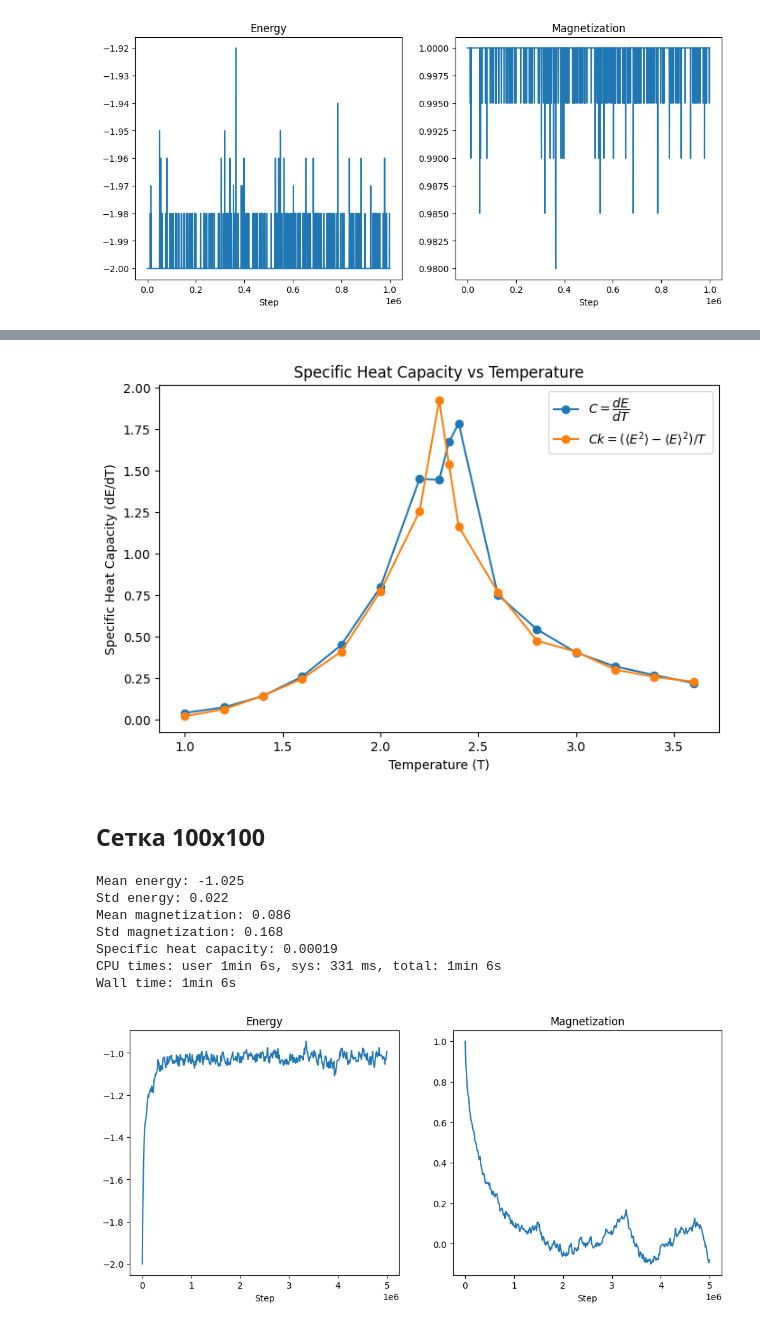
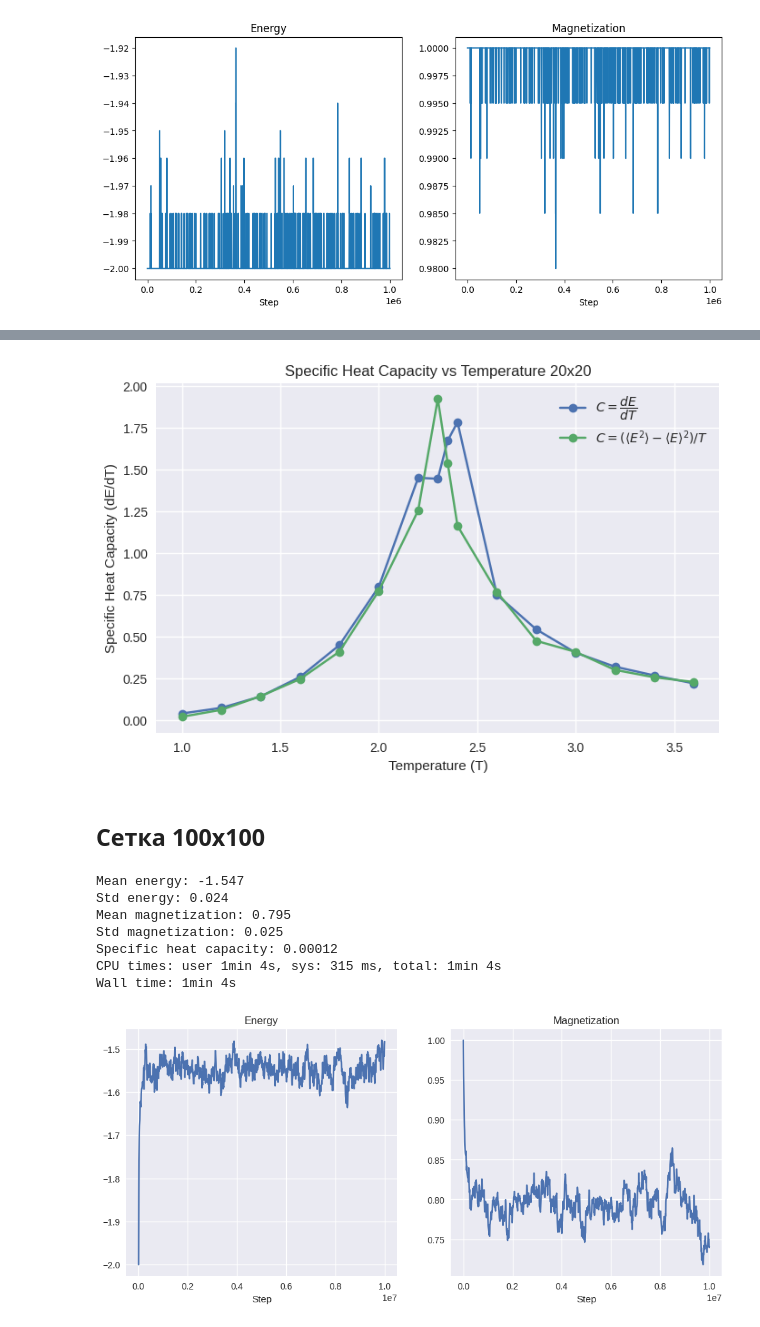
Before and after one commit to Masvelll/Statfiz, a Jupyter notebook: 1_IsingModel/main.ipynb, the cells around one changed output, grey strips where cells are left out. Saved outputs shown, nothing was run; the diff lists cells and outputs as text; code cells hidden in the pictures.

```diff
--- a/1_IsingModel/main.ipynb
+++ b/1_IsingModel/main.ipynb
@@ -3,6 +3,9 @@ import numpy as np
 import pandas as pd
 import os
 from matplotlib import pyplot as plt
+import statsmodels.api as sm
+
+plt.style.use('seaborn-v0_8')
 # %% [markdown]
 ## Основные функции
 # %%
@@ -178,32 +181,32 @@ plt.figure(figsize=(8, 5))
 plt.plot(T, dE_dT, marker='o', label='$C = \dfrac{dE}{dT}$')
 plt.xlabel('Temperature (T)')
 plt.ylabel('Specific Heat Capacity (dE/dT)')
-plt.title('Specific Heat Capacity vs Temperature')
+plt.title('Specific Heat Capacity vs Temperature 20x20')
 # plt.grid(True)
 
 
 heat_capacity = np.array(E_vars) / np.array(T) ** 2
 
-plt.plot(T, heat_capacity * 400, marker='o', label=r'$C k= (\langle E^2\rangle - \langle E \rangle ^ 2) / T$')
+plt.plot(T, heat_capacity * 400, marker='o', label=r'$C= (\langle E^2\rangle - \langle E \rangle ^ 2) / T$')
 
 plt.legend()
 plt.show()
 # %% [output]
-[figure, old version]
+[figure, new version]
 # %% [markdown]
 ## Сетка 100x100
 # %%
 %%time
-ising(temperature=2.6, grid_size=100, ncycles=5000000, dump_rate=10000, print_output=False, process_data=True)
+ising(temperature=2.2, grid_size=100, ncycles=10000000, dump_rate=10000, print_output=False, process_data=True)
 # %% [output]
-Mean energy: -1.025
-Std energy: 0.022
-Mean magnetization: 0.086
-Std magnetization: 0.168
-Specific heat capacity: 0.00019
-CPU times: user 1min 6s, sys: 331 ms, total: 1min 6s
-Wall time: 1min 6s
+Mean energy: -1.547
+Std energy: 0.024
+Mean magnetization: 0.795
+Std magnetization: 0.025
+Specific heat capacity: 0.00012
+CPU times: user 1min 4s, sys: 315 ms, total: 1min 4s
+Wall time: 1min 4s
-[figure, old version]
+[figure, new version]
 # %%
 from concurrent.futures import ThreadPoolExecutor
 
```
Also changed, not shown: parts of 9 cells of this notebook, 1 other file.
